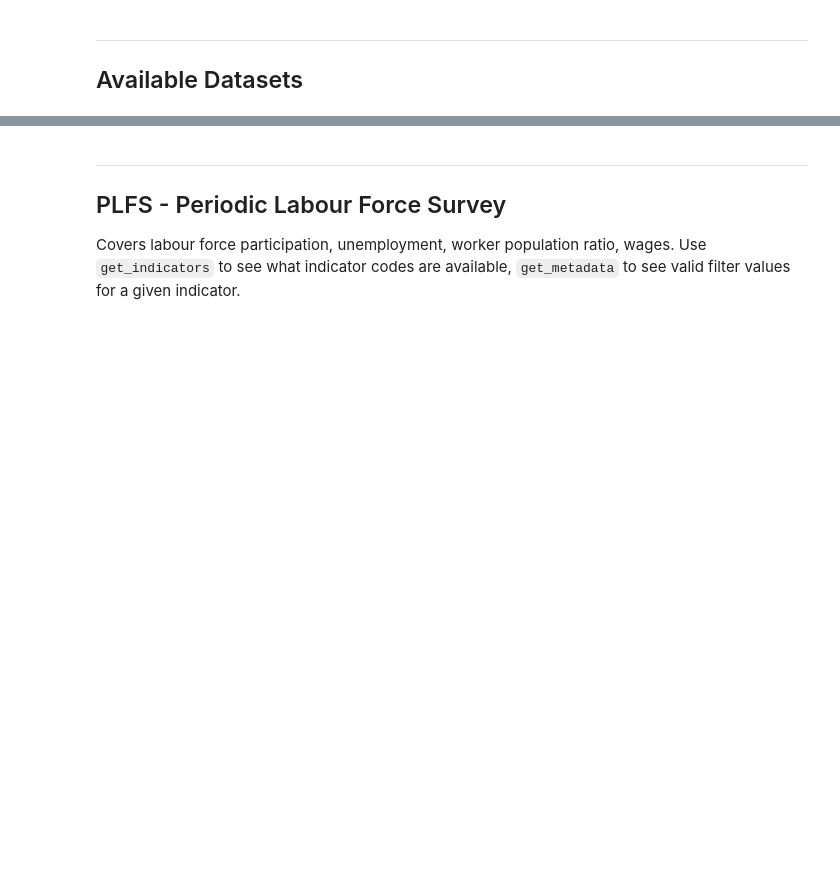
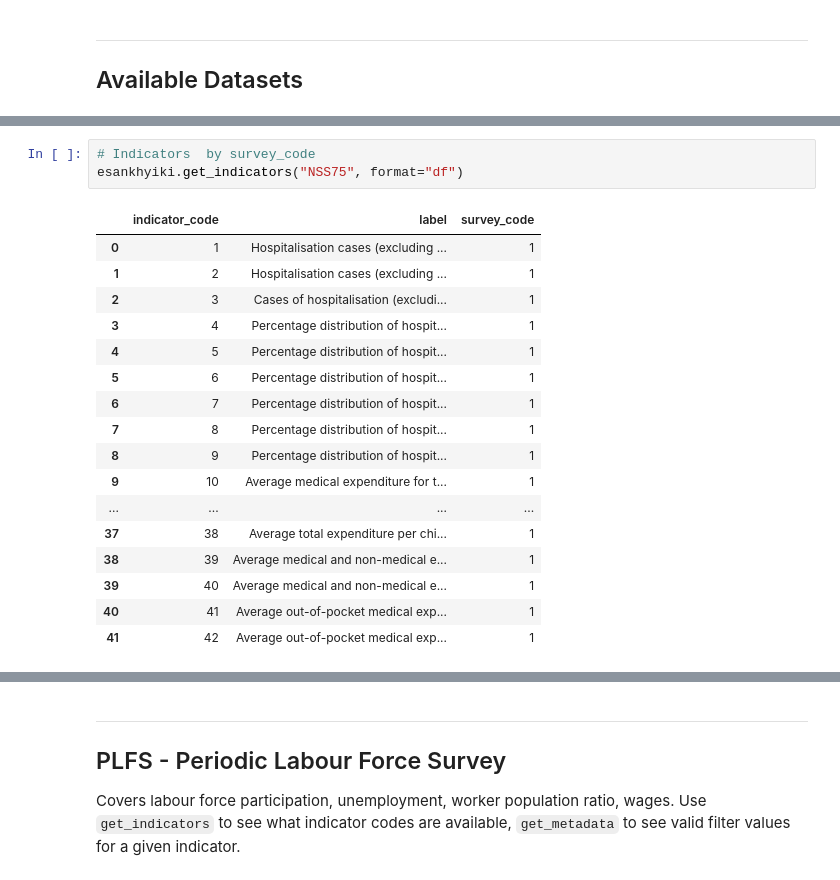
Before and after one commit to nso-india/mospi-esankhyiki, a Jupyter notebook: examples/esankhyiki_tutorial.ipynb, the cells around one changed output, grey strips where cells are left out. Saved outputs shown, nothing was run; the diff lists cells and outputs as text; blank space fills up the shorter version.

```diff
--- a/examples/esankhyiki_tutorial.ipynb
+++ b/examples/esankhyiki_tutorial.ipynb
@@ -19,0 +127,21 @@ esankhyiki.list_datasets(format="df")
+# %%
+# Indicators  by survey_code
+esankhyiki.get_indicators("NSS75", format="df")
+# %% [output]
+|  | indicator_code | label | survey_code |
+| 0 | 1 | Hospitalisation cases (excluding ... | 1 |
+| 1 | 2 | Hospitalisation cases (excluding ... | 1 |
+| 2 | 3 | Cases of hospitalisation (excludi... | 1 |
+| 3 | 4 | Percentage distribution of hospit... | 1 |
+| 4 | 5 | Percentage distribution of hospit... | 1 |
+| 5 | 6 | Percentage distribution of hospit... | 1 |
+| 6 | 7 | Percentage distribution of hospit... | 1 |
+| 7 | 8 | Percentage distribution of hospit... | 1 |
+| 8 | 9 | Percentage distribution of hospit... | 1 |
+| 9 | 10 | Average medical expenditure for t... | 1 |
+| ... | ... | ... | ... |
+| 37 | 38 | Average total expenditure per chi... | 1 |
+| 38 | 39 | Average medical and non-medical e... | 1 |
+| 39 | 40 | Average medical and non-medical e... | 1 |
+| 40 | 41 | Average out-of-pocket medical exp... | 1 |
+| 41 | 42 | Average out-of-pocket medical exp... | 1 |
```
Also changed, not shown: parts of 36 cells of this notebook, 18 other files.
